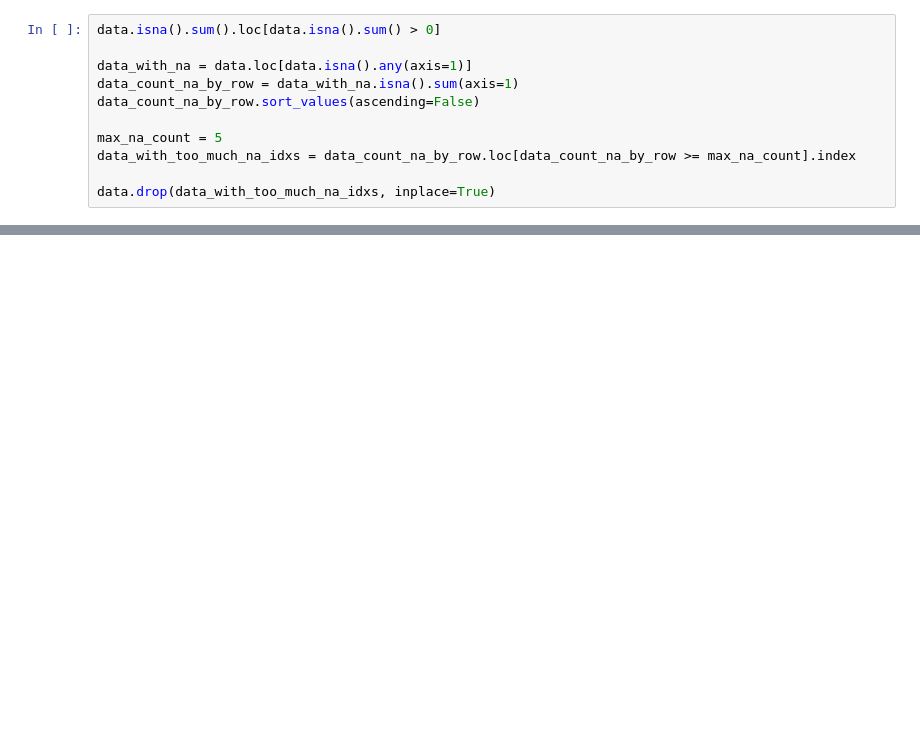
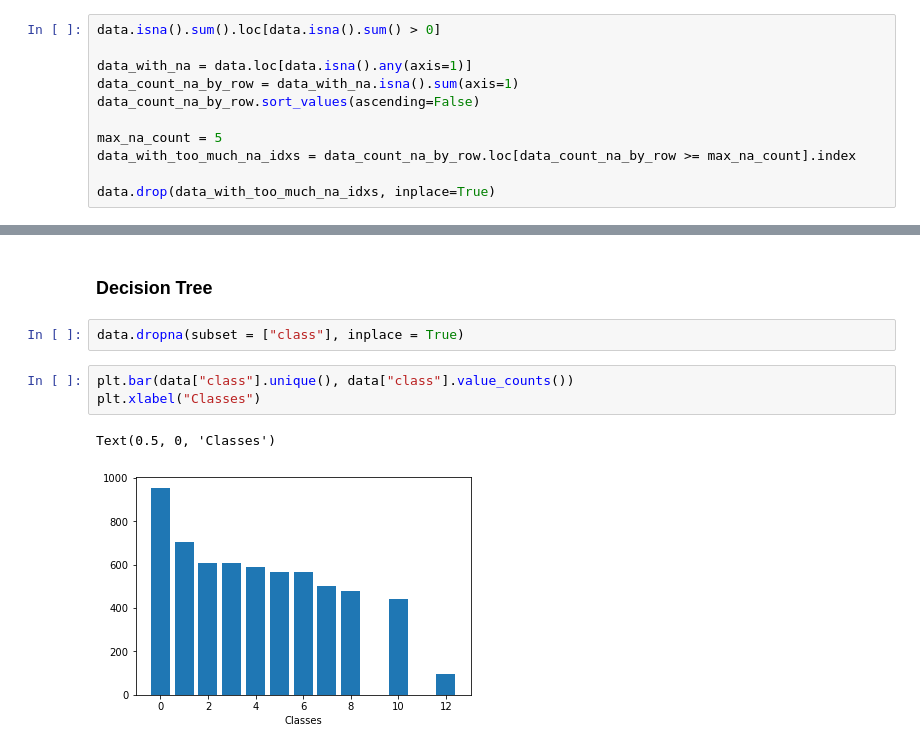
Before and after one commit to Gurleenp/IFT870, a Jupyter notebook: Projet/cleaning.ipynb, the cells around one changed output, grey strips where cells are left out. Cells and saved outputs as stored; diff of their text form; blank space fills up the shorter version.

```diff
--- a/Projet/cleaning.ipynb
+++ b/Projet/cleaning.ipynb
@@ -221,0 +242,10 @@ sns.heatmap(abs(data_corr), annot = True)
+# %% [markdown]
+### Decision Tree
+# %%
+data.dropna(subset = ["class"], inplace = True)
+# %%
+plt.bar(data["class"].unique(), data["class"].value_counts())
+plt.xlabel("Classes")
+# %% [output]
+Text(0.5, 0, 'Classes')
+[figure, added]
```
Also changed, not shown: parts of 23 cells of this notebook.
